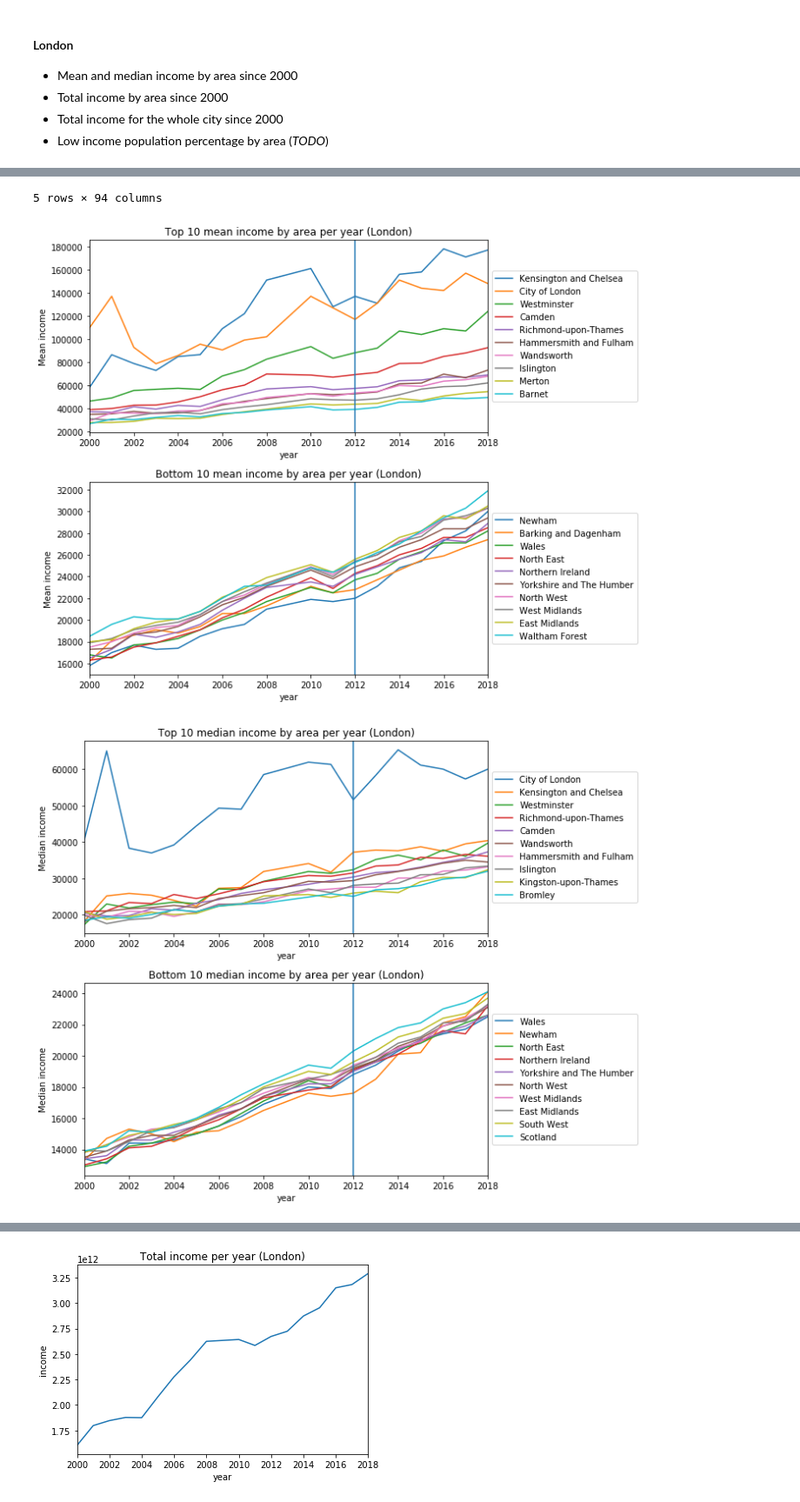
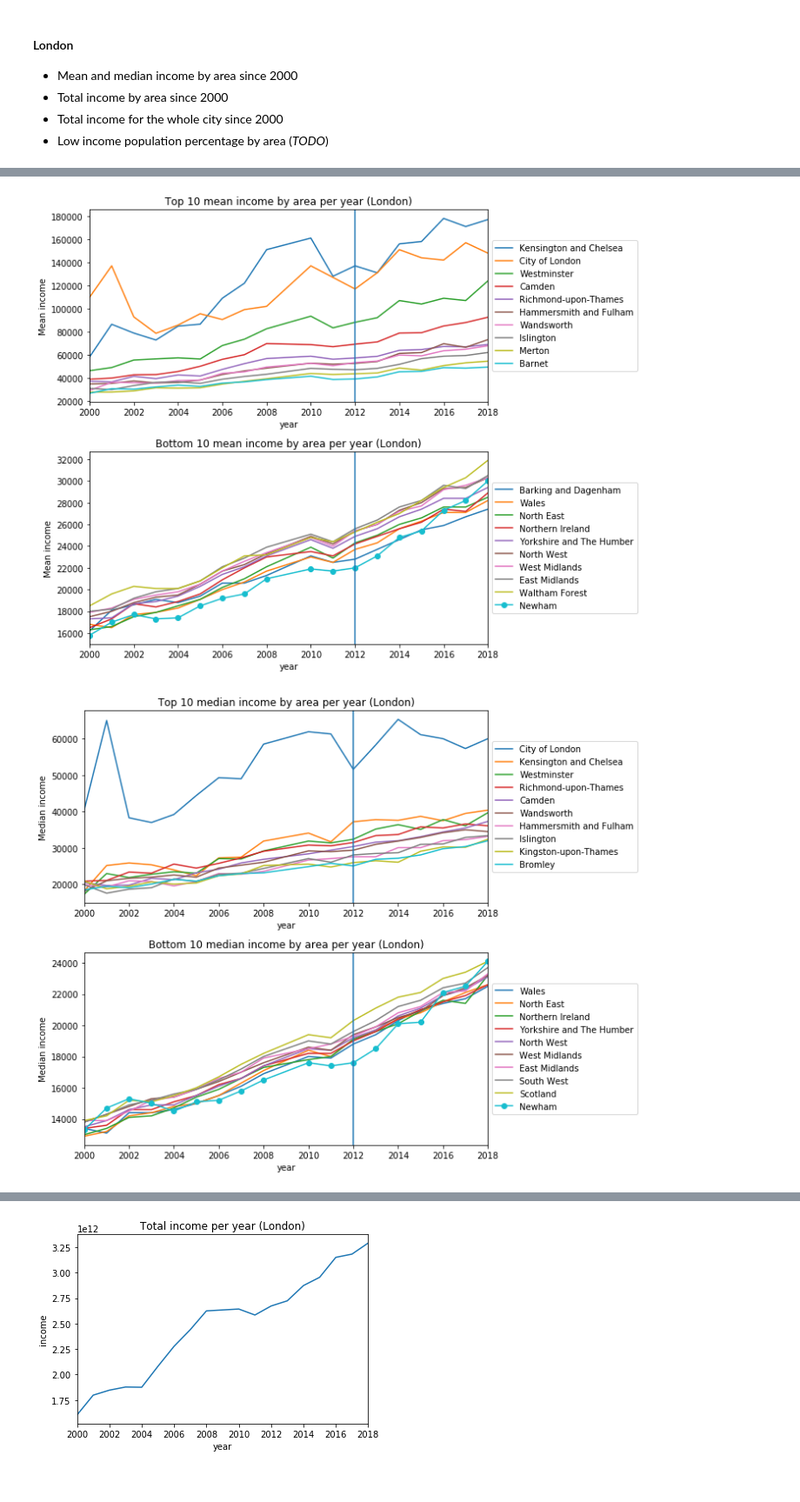
Before and after one commit to rui-yan/C1-datathon, a Jupyter notebook: Rui/Olympic effects on income.ipynb, the cells around one changed output, grey strips where cells are left out. Shown: that part at 87% size. Saved outputs shown, nothing was run; the diff lists cells and outputs as text; code cells hidden in the pictures.

Commit message:
update income analysis

```diff
--- a/Rui/Olympic effects on income.ipynb
+++ b/Rui/Olympic effects on income.ipynb
@@ -6,9 +6,9 @@ plt.rcParams['figure.dpi'] = 100
 # %% [markdown]
 #### Data Loading
 # %%
-van_raw = pd.read_csv('datasets_full/Vancouver/vancouver_turism_indicators.csv', thousands=',')  # Vancouver, Canada, 2010
-london_raw = pd.read_csv('datasets_full/London/london_taxpayer_income.csv') # London, UK, 2012brazil_raw = pd.read_csv('datasets_full/Rio/brazil_monthly_income.csv')     # Rio, Brazil, 2016
-brazil_raw = pd.read_csv('datasets_full/Rio/brazil_monthly_income.csv')  # Vancouver, Canada, 2010
+van_raw = pd.read_csv('../datasets_full/Vancouver/vancouver_turism_indicators.csv', thousands=',')  # Vancouver, Canada, 2010
+london_raw = pd.read_csv('../datasets_full/London/london_taxpayer_income.csv') # London, UK, 2012brazil_raw = pd.read_csv('datasets_full/Rio/brazil_monthly_income.csv')     # Rio, Brazil, 2016
+brazil_raw = pd.read_csv('../datasets_full/Rio/brazil_monthly_income.csv')  # Vancouver, Canada, 2010
 # %%
 display(van_raw.head())
 display(london_raw.head())
@@ -78,7 +92,7 @@ ax.set_title('Total income per year (Vancouver)');
 # mean by area
 income_by_area = pd.pivot_table(london, index=london.index,
                                 values=['mean_income', 'median_income'], columns='area')
-display(income_by_area.head())
+# display(income_by_area.head())
 
 # Average of mean_income over years
 mean_top10 = income_by_area['mean_income'].mean().sort_values(ascending=False)[:10].index # top 10 area
@@ -100,7 +114,8 @@ axes[0].set_ylabel('Mean income')
 axes[0].set_title('Top 10 mean income by area per year (London)')
 axes[0].legend(loc='center left', bbox_to_anchor=(1, 0.5));
 
-income_by_area['mean_income'].loc[:, mean_bottom10.values].plot(ax=axes[1]);
+income_by_area['mean_income'].loc[:, mean_bottom10.values[mean_bottom10.values!='Newham']].plot(ax=axes[1]);
+income_by_area['mean_income'].loc[:, 'Newham'].plot(ax=axes[1], marker='o', legend=False);
 axes[1].axvline(x=2012)
 axes[1].set_ylabel('Mean income')
 axes[1].set_title('Bottom 10 mean income by area per year (London)')
@@ -115,7 +130,8 @@ axes[0].set_ylabel('Median income')
 axes[0].set_title('Top 10 median income by area per year (London)')
 axes[0].legend(loc='center left', bbox_to_anchor=(1, 0.5));
 
-income_by_area['median_income'].loc[:, median_bottom10.values].plot(ax=axes[1]);
+income_by_area['median_income'].loc[:, median_bottom10.values[median_bottom10.values!='Newham']].plot(ax=axes[1]);
+income_by_area['median_income'].loc[:, 'Newham'].plot(ax=axes[1], marker='o', legend=False);
 axes[1].axvline(x=2012)
 axes[1].set_ylabel('Median income')
 axes[1].set_title('Bottom 10 median income by area per year (London)')
@@ -133,4 +141,3 @@ plt.tight_layout()
-5 rows × 94 columns
-[figure, old version]
+[figure, new version]
-[figure, old version]
+[figure, new version]
 # %%
```
Also changed, not shown: parts of 5 cells of this notebook.
